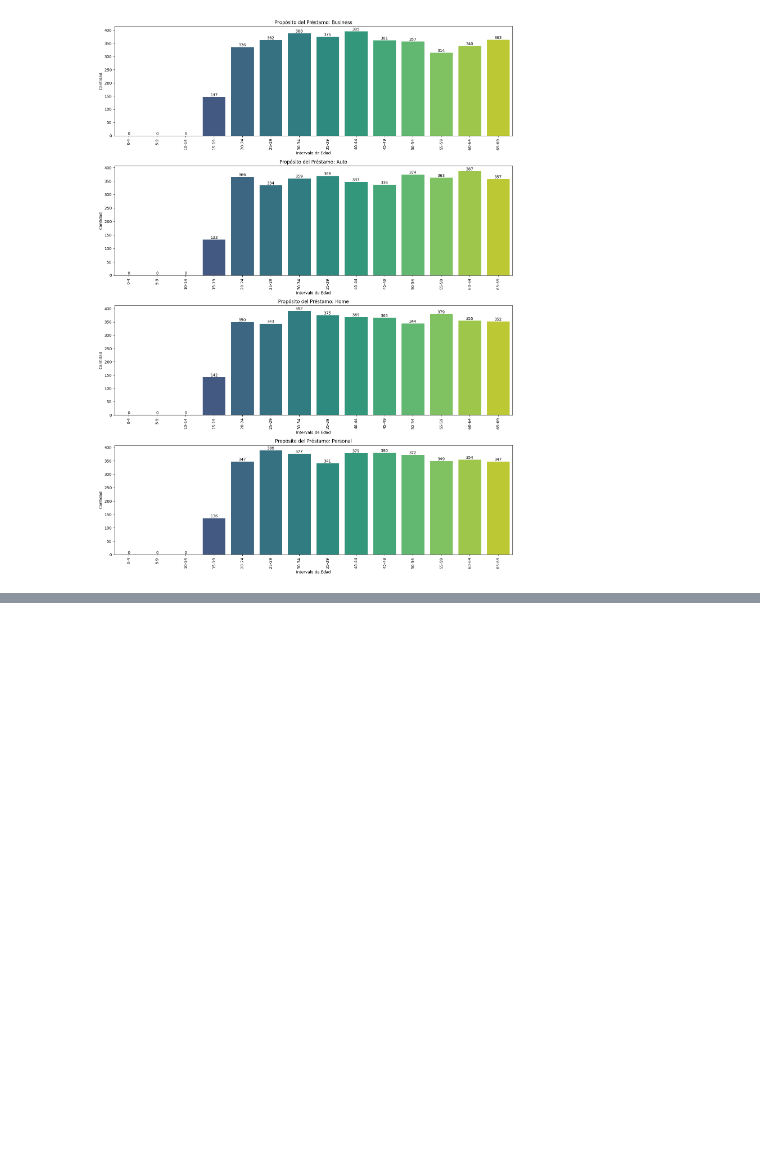
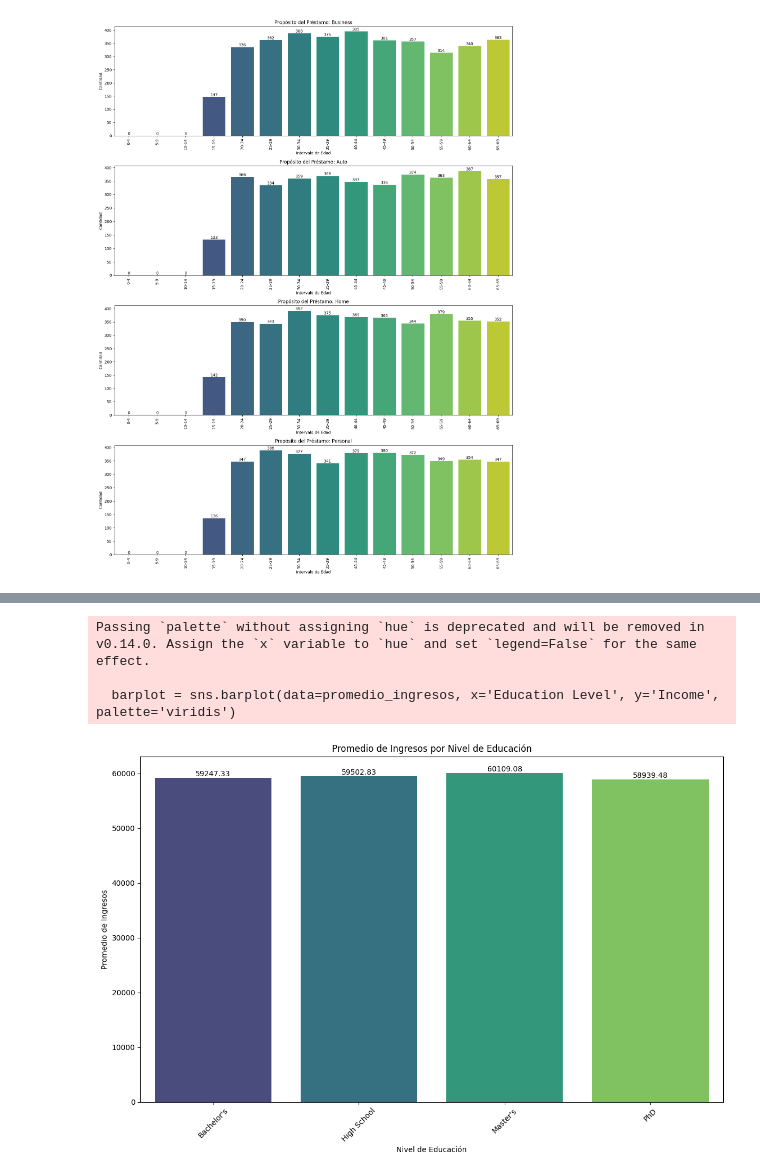
Before and after one commit to NFGI/Magister, a Jupyter notebook: magister/notebooks/03_Visualizacion.ipynb, the cells around one changed output, grey strips where cells are left out. Cells and saved outputs as stored; diff of their text form; code cells hidden in the pictures; blank space fills up the shorter version.

```diff
--- a/magister/notebooks/03_Visualizacion.ipynb
+++ b/magister/notebooks/03_Visualizacion.ipynb
@@ -200,0 +279,36 @@ Passing `palette` without assigning `hue` is deprecated and will be removed in v
+# %%
+# Reemplazar los valores nulos en la columna de ingresos por 0
+ac['Income'] = ac['Income'].fillna(0)
+
+# Calcular el promedio de ingresos por cada nivel de educación
+promedio_ingresos = ac.groupby('Education Level')['Income'].mean().reset_index()
+
+# Configurar la figura para el gráfico
+plt.figure(figsize=(12, 8))
+
+# Graficar los datos
+barplot = sns.barplot(data=promedio_ingresos, x='Education Level', y='Income', palette='viridis')
+
+# Añadir los números en cada barra
+for p in barplot.patches:
+    height = p.get_height()
+    barplot.annotate(f'{height:.2f}',
+                     (p.get_x() + p.get_width() / 2., height),
+                     ha='center', va='center',
+                     xytext=(0, 5),
+                     textcoords='offset points')
+
+# Títulos y etiquetas
+plt.title('Promedio de Ingresos por Nivel de Educación')
+plt.xlabel('Nivel de Educación')
+plt.ylabel('Promedio de Ingresos')
+plt.xticks(rotation=45)
+
+# Mostrar el gráfico
+plt.tight_layout()
+plt.show()
+# %% [output]
+Passing `palette` without assigning `hue` is deprecated and will be removed in v0.14.0. Assign the `x` variable to `hue` and set `legend=False` for the same effect.
+
+  barplot = sns.barplot(data=promedio_ingresos, x='Education Level', y='Income', palette='viridis')
+[figure, added]
```
Also changed, not shown: parts of 5 cells of this notebook, 2 other files.
